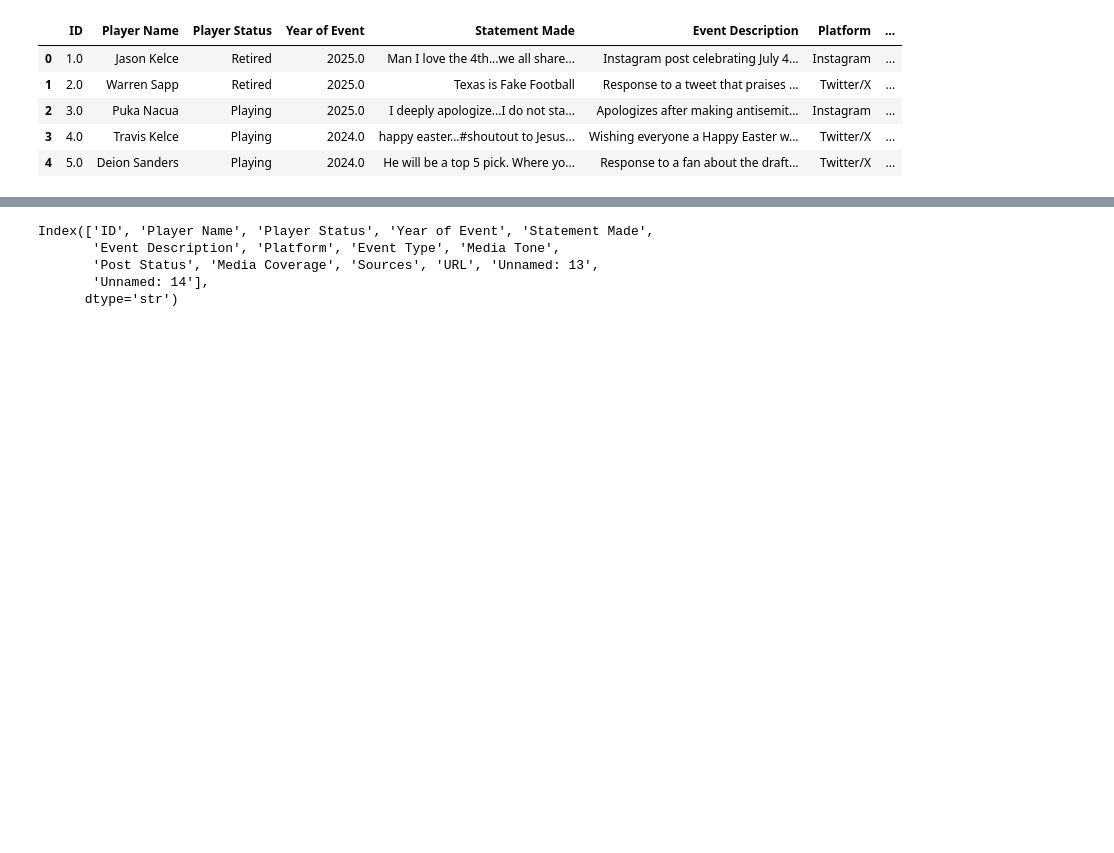
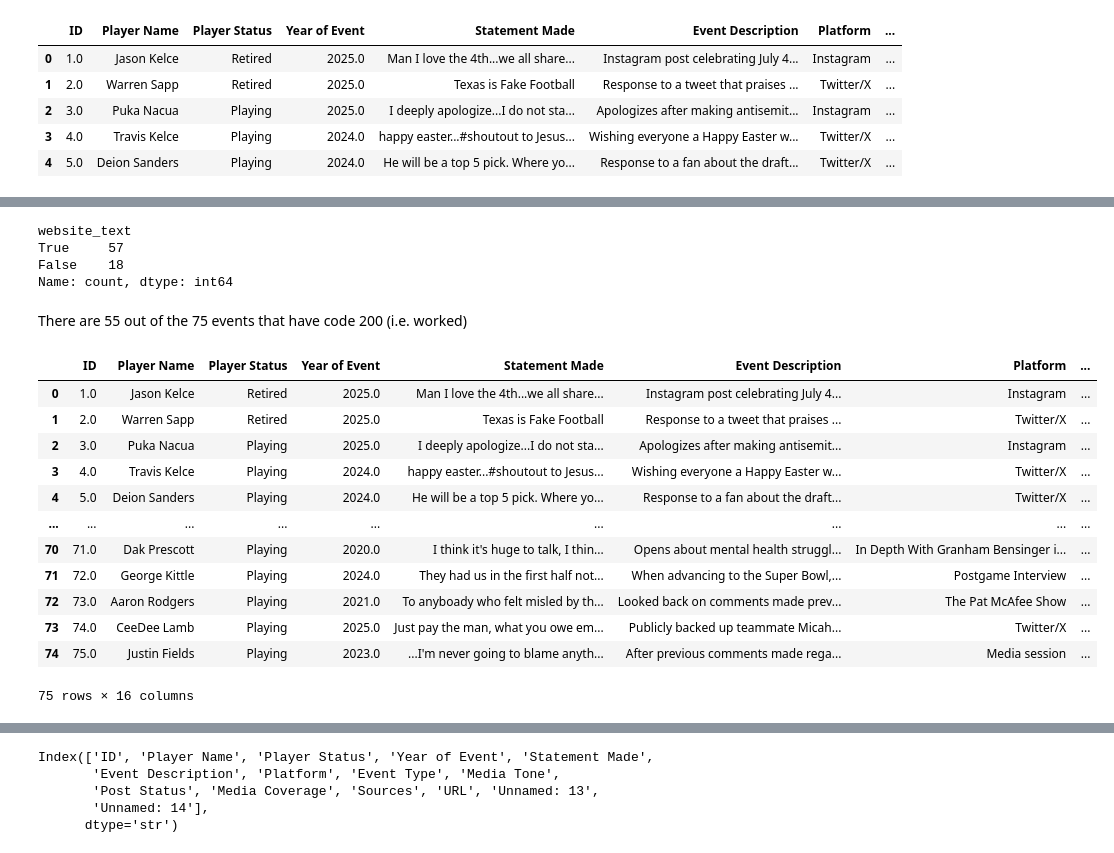
Before and after one commit to CultureAsData-UIUC/is310-spring-2026-group-1, a Jupyter notebook: Finalized_Datasets/Maya_Finalized_Dataset/computational_dataset.ipynb, the cells around one changed output, grey strips where cells are left out. Drawn from its saved outputs; the diff is of its cells as text; code cells hidden in the pictures; blank space fills up the shorter version.

```diff
--- a/Finalized_Datasets/Maya_Finalized_Dataset/computational_dataset.ipynb
+++ b/Finalized_Datasets/Maya_Finalized_Dataset/computational_dataset.ipynb
@@ -25,3 +28,17 @@ nfl_df.head()
 | 2 | 3.0 | Puka Nacua | Playing | 2025.0 | I deeply apologize...I do not sta... | Apologizes after making antisemit... | Instagram | ... |
 | 3 | 4.0 | Travis Kelce | Playing | 2024.0 | happy easter...#shoutout to Jesus... | Wishing everyone a Happy Easter w... | Twitter/X | ... |
 | 4 | 5.0 | Deion Sanders | Playing | 2024.0 | He will be a top 5 pick. Where yo... | Response to a fan about the draft... | Twitter/X | ... |
+# %%
+def get_website_text(url):
+    response = requests.get(url)
+    print(response.status_code)
+    if response.status_code == 200:
+        soup = BeautifulSoup(response.text)
+        website_text = soup.get_text()
+        if (website_text != None):
+            return website_text
+    else:
+        print("URL did not work")
+# %%
+test_nfl_df = nfl_df[0:75].copy()
+test_nfl_df['website_text'] = test_nfl_df['URL'].apply(get_website_text)
@@ -27,0 +63,25 @@ nfl_df.head()
+# %%
+test_nfl_df['website_text'].notna().value_counts()
+# %% [output]
+website_text
+True     57
+False    18
+Name: count, dtype: int64
+# %% [markdown]
+There are 55 out of the 75 events that have code 200 (i.e. worked)
+# %%
+test_nfl_df
+# %% [output]
+|  | ID | Player Name | Player Status | Year of Event | Statement Made | Event Description | Platform | ... |
+| 0 | 1.0 | Jason Kelce | Retired | 2025.0 | Man I love the 4th...we all share... | Instagram post celebrating July 4... | Instagram | ... |
+| 1 | 2.0 | Warren Sapp | Retired | 2025.0 | Texas is Fake Football | Response to a tweet that praises ... | Twitter/X | ... |
+| 2 | 3.0 | Puka Nacua | Playing | 2025.0 | I deeply apologize...I do not sta... | Apologizes after making antisemit... | Instagram | ... |
+| 3 | 4.0 | Travis Kelce | Playing | 2024.0 | happy easter...#shoutout to Jesus... | Wishing everyone a Happy Easter w... | Twitter/X | ... |
+| 4 | 5.0 | Deion Sanders | Playing | 2024.0 | He will be a top 5 pick. Where yo... | Response to a fan about the draft... | Twitter/X | ... |
+| ... | ... | ... | ... | ... | ... | ... | ... | ... |
+| 70 | 71.0 | Dak Prescott | Playing | 2020.0 | I think it's huge to talk, I thin... | Opens about mental health struggl... | In Depth With Granham Bensinger i... | ... |
+| 71 | 72.0 | George Kittle | Playing | 2024.0 | They had us in the first half not... | When advancing to the Super Bowl,... | Postgame Interview | ... |
+| 72 | 73.0 | Aaron Rodgers | Playing | 2021.0 | To anyboady who felt misled by th... | Looked back on comments made prev... | The Pat McAfee Show | ... |
+| 73 | 74.0 | CeeDee Lamb | Playing | 2025.0 | Just pay the man, what you owe em... | Publicly backed up teammate Micah... | Twitter/X | ... |
+| 74 | 75.0 | Justin Fields | Playing | 2023.0 | ...I'm never going to blame anyth... | After previous comments made rega... | Media session | ... |
+75 rows × 16 columns
```
Also changed, not shown: parts of 55 cells of this notebook.
